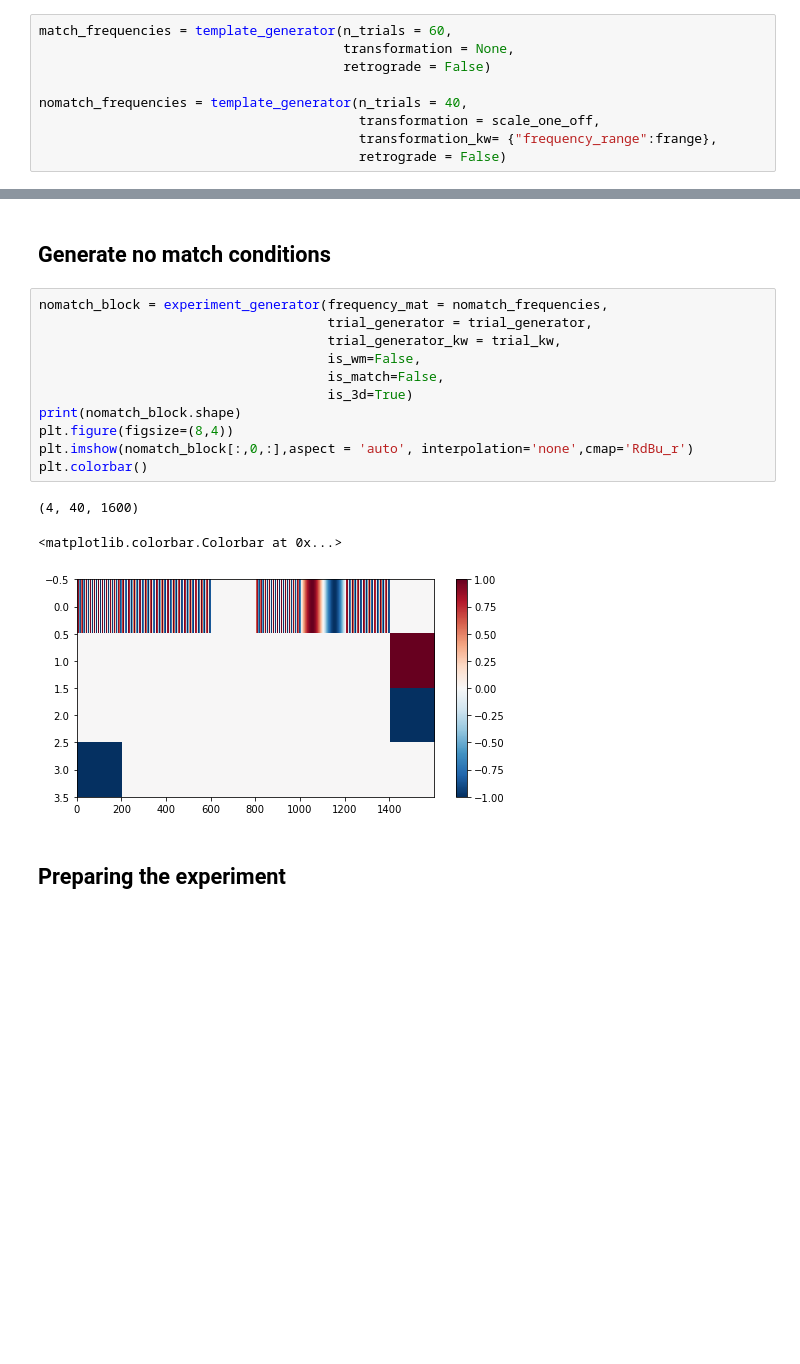
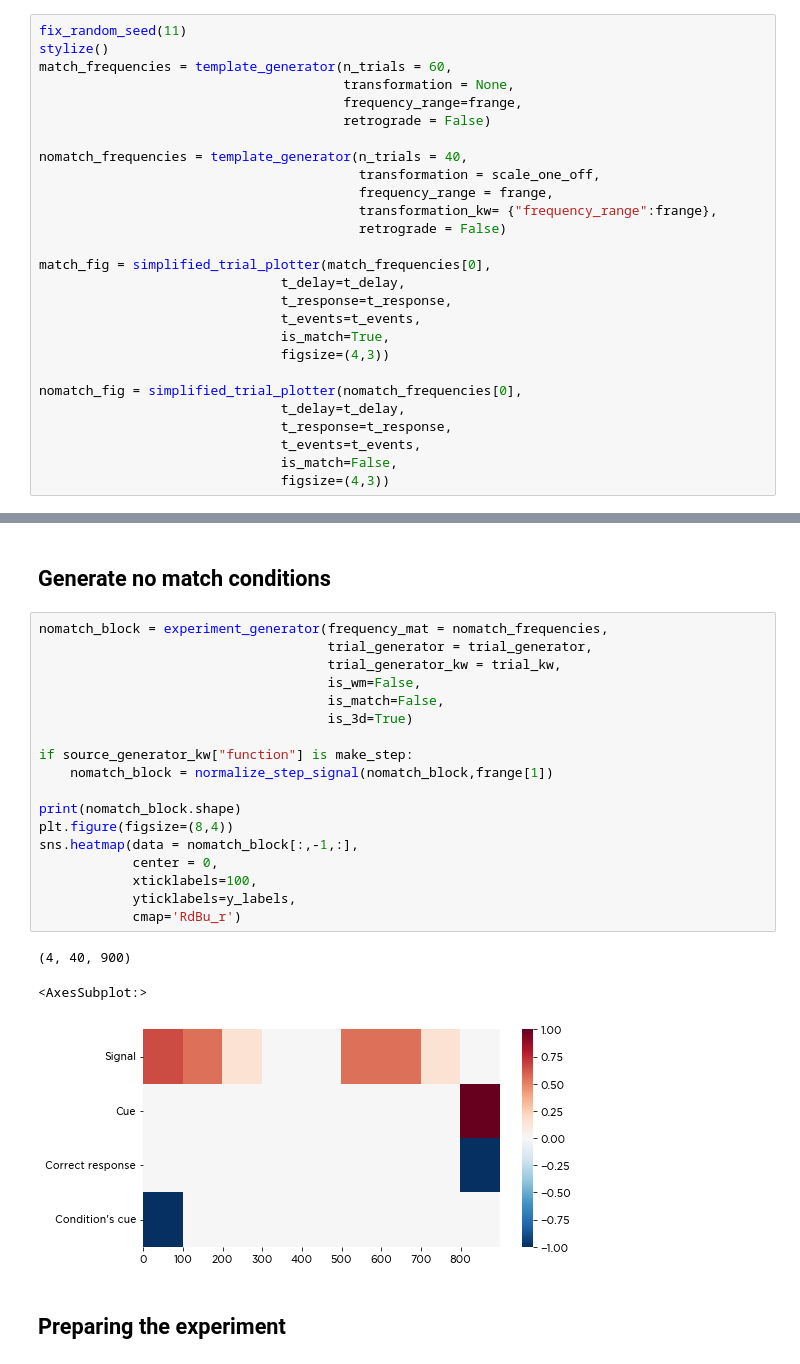
Before and after one commit to kuffmode/HardWorking-Memory, a Jupyter notebook: recall_example.ipynb, the cells around one changed output, grey strips where cells are left out. Drawn from its saved outputs; the diff is of its cells as text; blank space fills up the shorter version.

Commit message:
added a few functions to hardworking_memory: fix_seed, make_step,... also to utils: plotting, normalizing,...

```diff
--- a/recall_example.ipynb
+++ b/recall_example.ipynb
@@ -37,11 +39,29 @@ There will be 4 rows:
     3. the correct response (match = 1, nomatch = -1)
     4. condition cue (recall = -1, wm = 1)
 # %%
+fix_random_seed(11)
+stylize()
 match_frequencies = template_generator(n_trials = 60,
                                        transformation = None,
+                                       frequency_range=frange,
                                        retrograde = False)
 
 nomatch_frequencies = template_generator(n_trials = 40,
                                          transformation = scale_one_off,
+                                         frequency_range = frange,
                                          transformation_kw= {"frequency_range":frange},
                                          retrograde = False)
+
+match_fig = simplified_trial_plotter(match_frequencies[0],
+                               t_delay=t_delay,
+                               t_response=t_response,
+                               t_events=t_events,
+                               is_match=True,
+                               figsize=(4,3))
+
+nomatch_fig = simplified_trial_plotter(nomatch_frequencies[0],
+                               t_delay=t_delay,
+                               t_response=t_response,
+                               t_events=t_events,
+                               is_match=False,
+                               figsize=(4,3))
@@ -67,17 +97,24 @@ plt.colorbar()
 # %%
 nomatch_block = experiment_generator(frequency_mat = nomatch_frequencies,
                                      trial_generator = trial_generator,
                                      trial_generator_kw = trial_kw,
                                      is_wm=False,
                                      is_match=False,
                                      is_3d=True)
+
+if source_generator_kw["function"] is make_step:
+    nomatch_block = normalize_step_signal(nomatch_block,frange[1])
+
 print(nomatch_block.shape)
 plt.figure(figsize=(8,4))
-plt.imshow(nomatch_block[:,0,:],aspect = 'auto', interpolation='none',cmap='RdBu_r')
-plt.colorbar()
+sns.heatmap(data = nomatch_block[:,-1,:],
+            center = 0,
+            xticklabels=100,
+            yticklabels=y_labels,
+            cmap='RdBu_r')
 # %% [output]
-(4, 40, 1600)
+(4, 40, 900)
-<matplotlib.colorbar.Colorbar at 0x...>
+<AxesSubplot:>
-[figure, old version]
+[figure, new version]
 # %% [markdown]
 ## Preparing the experiment
```
Also changed, not shown: parts of 12 cells of this notebook, 3 other files.
